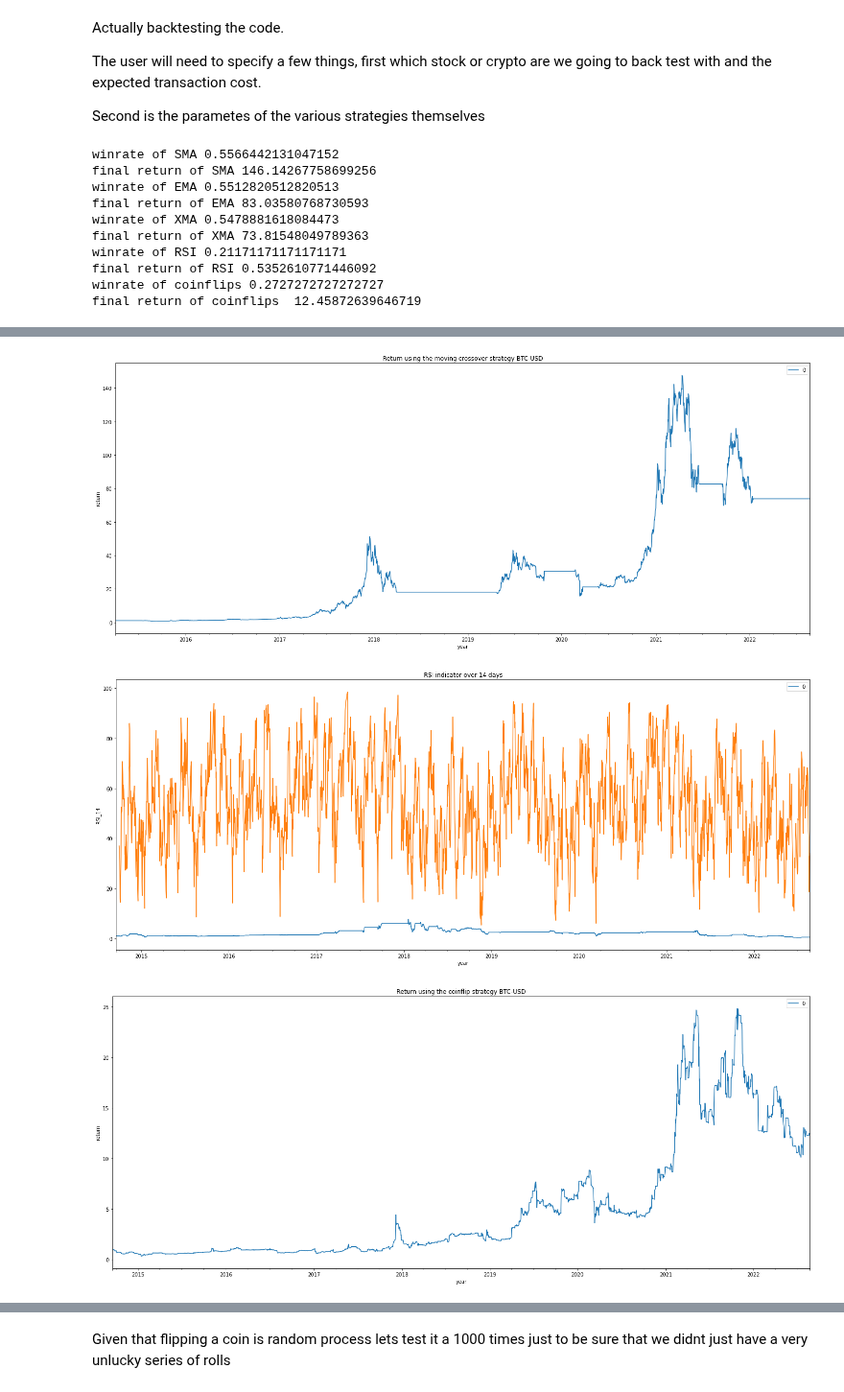
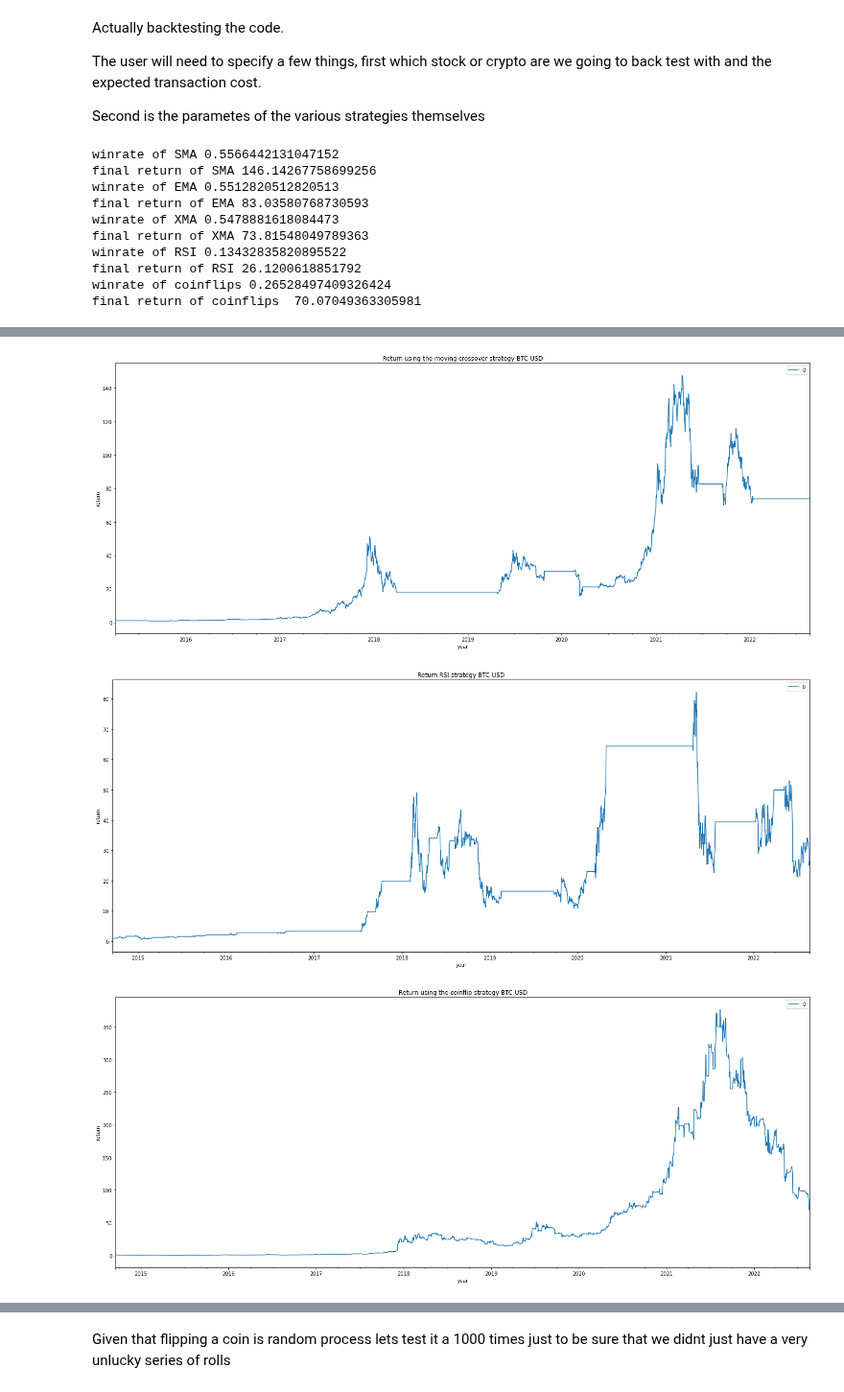
Before and after one commit to suf102/Trading-strategy-backtester, a Jupyter notebook: TikTokBactesterInCamelCase.ipynb, the cells around one changed output, grey strips where cells are left out. Shown at 96% size. Drawn from its saved outputs; the diff is of its cells as text; code cells hidden in the pictures.

```diff
--- a/TikTokBactesterInCamelCase.ipynb
+++ b/TikTokBactesterInCamelCase.ipynb
@@ -370,7 +370,7 @@ def runthetests():
     dfrsi = rsi(closedata, rsi_days=rsi_period , overbought=overbuy, oversold=oversell)
     returnsrsi = backtester(dfrsi['Signals'], dfrsi['Close'], tcost)
     returnsrsi.plot(xlabel = 'year', ylabel = 'return', title = 'Return RSI strategy {}'.format(stockname),figsize = (25,10))
-    dfrsi['RSI_{}'.format(rsi_period)].plot(xlabel = 'year', ylabel = ('RSI_{}'.format(rsi_period)), title = ('RSI indicator over {} days'.format(rsi_period)),figsize = (25,10))
+#    dfrsi['RSI_{}'.format(rsi_period)].plot(xlabel = 'year', ylabel = ('RSI_{}'.format(rsi_period)), title = ('RSI indicator over {} days'.format(rsi_period)),figsize = (25,10))
     print('winrate of RSI '+ str(winrate(dfrsi,returnsrsi)))
     print('final return of RSI '+ str(returnsrsi.iloc[-1][0]))
 
@@ -397,6 +397,7 @@ The user will need to specify a few things, first which stock or crypto are we g
 
 Second is the parametes of the various strategies themselves
 # %%
+
 
 #now lets check the three strategies that have been encoded above to comapre them, this cell once the parameters are entered will run
 #this cell let you define all of the probailities we will be calling on
@@ -424,41 +425,45 @@ longdays = 200
 # define a tollerance variable, this says by just how much the the averages need to be above or below the close in the case of SMA and EMA price to exercute a trade
 # This is tollerance is set as a proportion of the close price that day.
 #set to zero remove it
 
 toll = 0.00
 #define the RSI period, typically 14 is used
 
 rsi_period = 14
 
-overbuy = 70
+#this is the threshold for the rsi indicator that tells you to sell, if the rsi goes over this limit then the theory says that the stock is being sold and is due to revert back the mean.
 
-oversell = 30
+overbuy = 80
+
+#this is the threshold for the rsi indicator that tells you to sell, if the rsi indicatior goes below this number then the theory says that ht stock is being over sold and is due to increase in price this number should be lower than the over buy limit
+
+oversell = 20
 
 #lastly for the coin flip the probability of buying, probability of selling and the probability of doing nothing taken as the differnce between probbuy +probsell and 1
 
 probbuy = 1/3
 
 probsell = 1/3
 
 probdonothing = 1/3
 
 runthetests()
 # %% [output]
 winrate of SMA 0.5566442131047152
 final return of SMA 146.14267758699256
 winrate of EMA 0.5512820512820513
 final return of EMA 83.03580768730593
 winrate of XMA 0.5478881618084473
 final return of XMA 73.81548049789363
-winrate of RSI 0.21171171171171171
-final return of RSI 0.5352610771446092
-winrate of coinflips 0.2727272727272727
-final return of coinflips  12.45872639646719
+winrate of RSI 0.13432835820895522
+final return of RSI 26.1200618851792
+winrate of coinflips 0.26528497409326424
+final return of coinflips  70.07049363305981
 [figure]
 [figure]
 [figure]
-[figure, old version]
+[figure, new version]
-[figure, old version]
+[figure, new version]
 [figure]
 # %% [markdown]
 Given that flipping a coin is random process lets test it a 1000 times just to be sure that we didnt just have a very unlucky series of rolls
```
Also changed, not shown: parts of 1 cell of this notebook.
